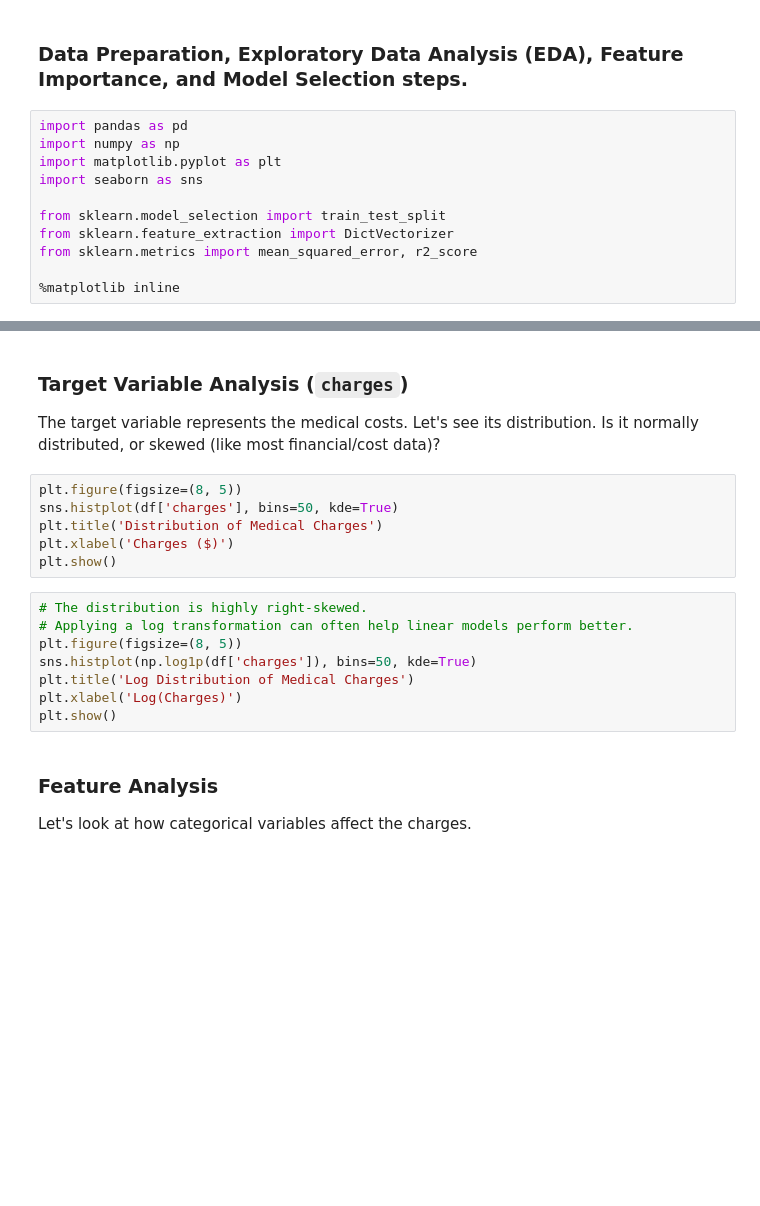
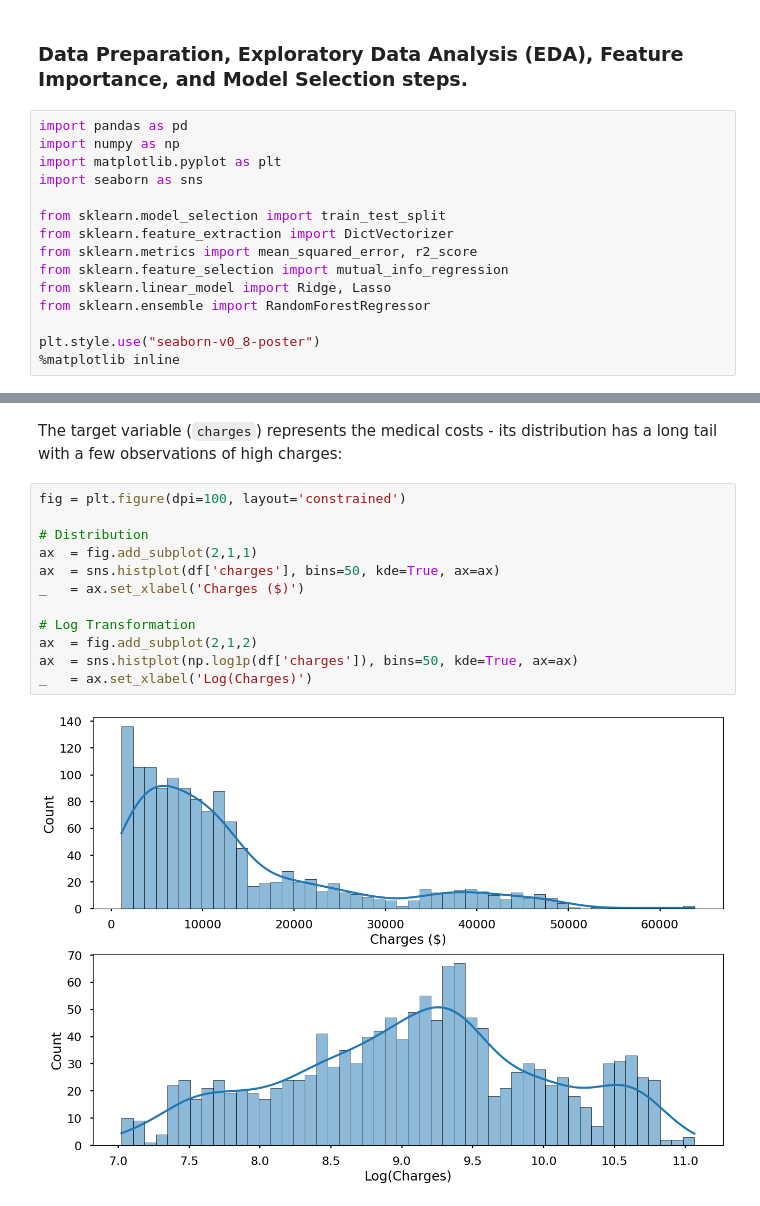
Before and after one commit to JonasMnsing/medical-cost-predictor, a Jupyter notebook: notebook.ipynb, the cells around one changed output, grey strips where cells are left out. Cells and saved outputs as stored; diff of their text form; blank space fills up the shorter version.

Commit message:
EDA and model training

```diff
--- a/notebook.ipynb
+++ b/notebook.ipynb
@@ -9,5 +9,9 @@ import seaborn as sns
 from sklearn.model_selection import train_test_split
 from sklearn.feature_extraction import DictVectorizer
 from sklearn.metrics import mean_squared_error, r2_score
+from sklearn.feature_selection import mutual_info_regression
+from sklearn.linear_model import Ridge, Lasso
+from sklearn.ensemble import RandomForestRegressor
 
+plt.style.use("seaborn-v0_8-poster")
 %matplotlib inline
@@ -34,20 +78,16 @@ According to the Zoomcamp criteria, we need to analyze the target variable, nume
-# %% [markdown]
-### Target Variable Analysis (`charges`)
-The target variable represents the medical costs. Let's see its distribution. Is it normally distributed, or skewed (like most financial/cost data)?
-# %%
-plt.figure(figsize=(8, 5))
-sns.histplot(df['charges'], bins=50, kde=True)
-plt.title('Distribution of Medical Charges')
-plt.xlabel('Charges ($)')
-plt.show()
-# %%
-# The distribution is highly right-skewed.
-# Applying a log transformation can often help linear models perform better.
-plt.figure(figsize=(8, 5))
-sns.histplot(np.log1p(df['charges']), bins=50, kde=True)
-plt.title('Log Distribution of Medical Charges')
-plt.xlabel('Log(Charges)')
-plt.show()
-# %% [markdown]
-### Feature Analysis
-Let's look at how categorical variables affect the charges.
+# %% [markdown]
+The target variable (`charges`) represents the medical costs - its distribution has a long tail with a few observations of high charges:
+# %%
+fig = plt.figure(dpi=100, layout='constrained')
+
+# Distribution
+ax  = fig.add_subplot(2,1,1)
+ax  = sns.histplot(df['charges'], bins=50, kde=True, ax=ax)
+_   = ax.set_xlabel('Charges ($)')
+
+# Log Transformation
+ax  = fig.add_subplot(2,1,2)
+ax  = sns.histplot(np.log1p(df['charges']), bins=50, kde=True, ax=ax)
+_   = ax.set_xlabel('Log(Charges)')
+# %% [output]
+[figure, added]
```
Also changed, not shown: parts of 26 cells of this notebook.
